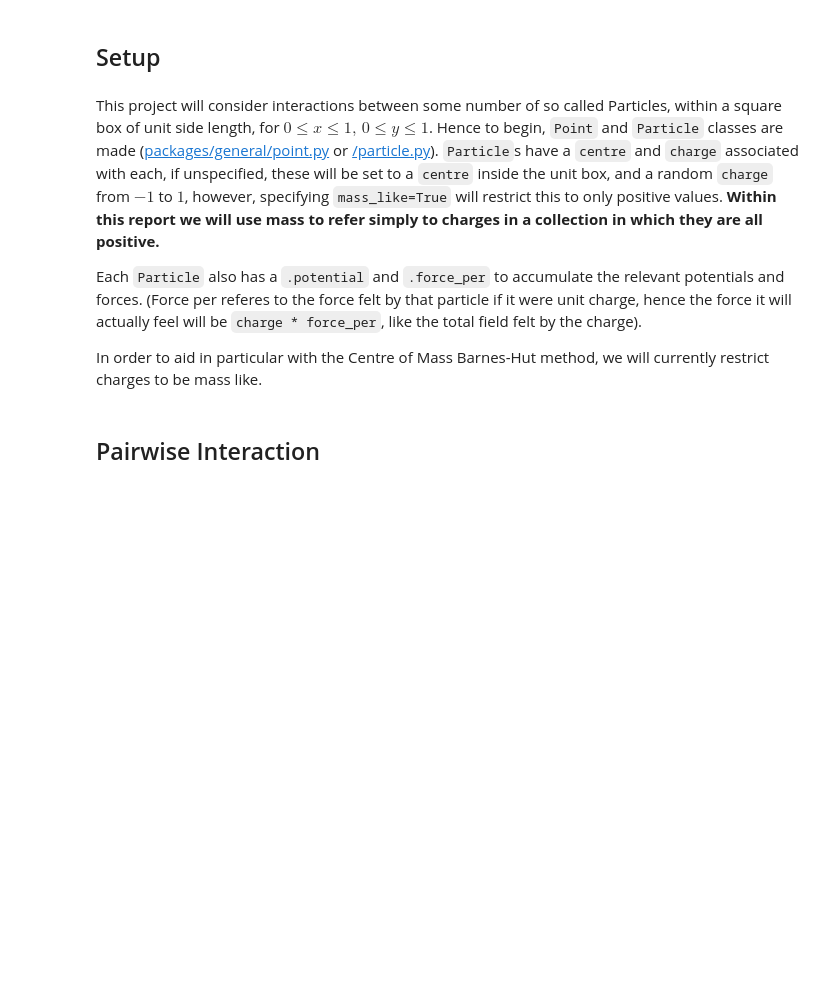
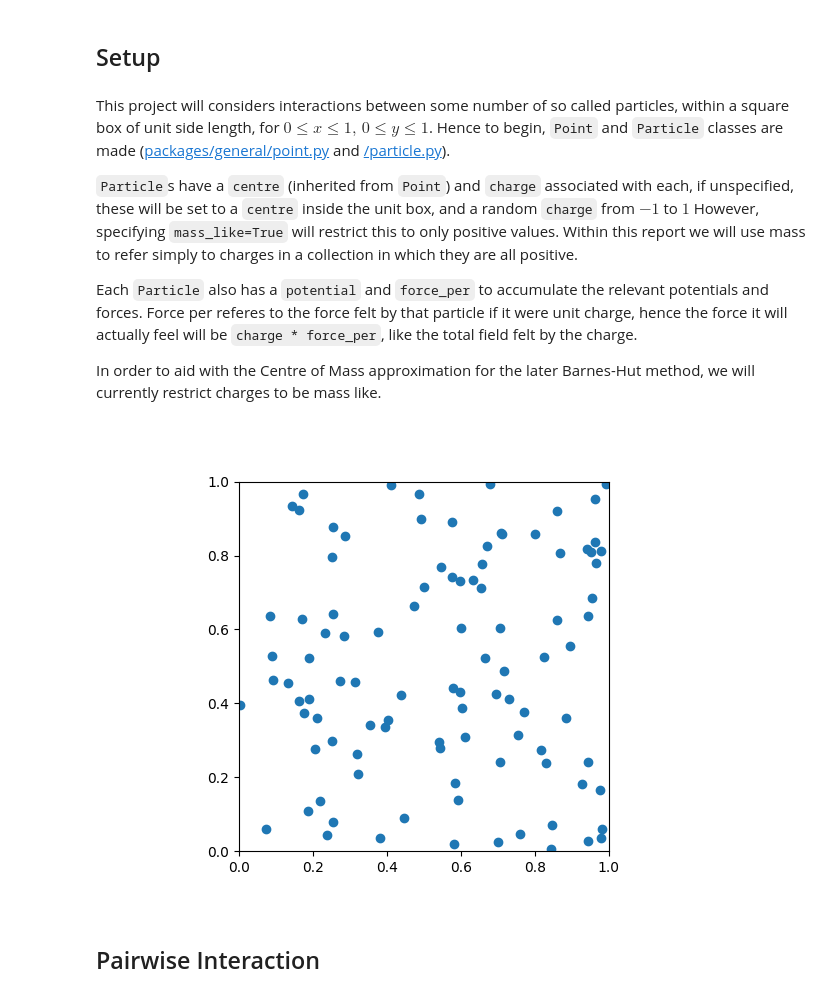
Before and after one commit to Part-II-Computational-Physics/hierarchical-methods-lb880, a Jupyter notebook: Report.ipynb, the cells around one changed output. Drawn from its saved outputs; the diff is of its cells as text; code cells hidden in the pictures; blank space fills up the shorter version.

Commit message:
Report all written

```diff
--- a/Report.ipynb
+++ b/Report.ipynb
@@ -55,14 +70,21 @@ from packages import general, bh, fmm
 # %% [markdown]
 ## Setup
 # %% [markdown]
-This project will consider interactions between some number of so called Particles, within a square box of unit side length, for $0 \le x \le 1, \, 0 \le y \le 1$. Hence to begin, `Point` and `Particle` classes are made ([packages/general/point.py](packages/general/point.py) or [/particle.py](packages/general/particle.py)). `Particle`s have a `centre` and `charge` associated with each, if unspecified, these will be set to a `centre` inside the unit box, and a random `charge` from $-1$ to $1$, however, specifying `mass_like=True` will restrict this to only positive values. **Within this report we will use mass to refer simply to charges in a collection in which they are all positive.**
+This project will considers interactions between some number of so called particles, within a square box of unit side length, for $0 \le x \le 1, \, 0 \le y \le 1$.
+Hence to begin, `Point` and `Particle` classes are made ([packages/general/point.py](packages/general/point.py) and [/particle.py](packages/general/particle.py)).
 
-Each `Particle` also has a `.potential` and `.force_per` to accumulate the relevant potentials and forces. (Force per referes to the force felt by that particle if it were unit charge, hence the force it will actually feel will be `charge * force_per`, like the total field felt by the charge).
+`Particle`s have a `centre` (inherited from `Point`) and `charge` associated with each, if unspecified, these will be set to a `centre` inside the unit box, and a random `charge` from $-1$ to $1$ However, specifying `mass_like=True` will restrict this to only positive values. Within this report we will use mass to refer simply to charges in a collection in which they are all positive.
 
-In order to aid in particular with the Centre of Mass Barnes-Hut method, we will currently restrict charges to be mass like.
+Each `Particle` also has a `potential` and `force_per` to accumulate the relevant potentials and forces. Force per referes to the force felt by that particle if it were unit charge, hence the force it will actually feel will be `charge * force_per`, like the total field felt by the charge.
+
+In order to aid with the Centre of Mass approximation for the later Barnes-Hut method, we will currently restrict charges to be mass like.
 # %%
 num_particles = 100
 particles = [general.Particle(mass_like=True) for _ in range(num_particles)]
+import report_plots
+fig = report_plots.plot(particles)
+# %% [output]
+[figure, added]
 # %% [markdown]
 
 ## Pairwise Interaction
```
Also changed, not shown: parts of 59 cells of this notebook, 11 other files.
